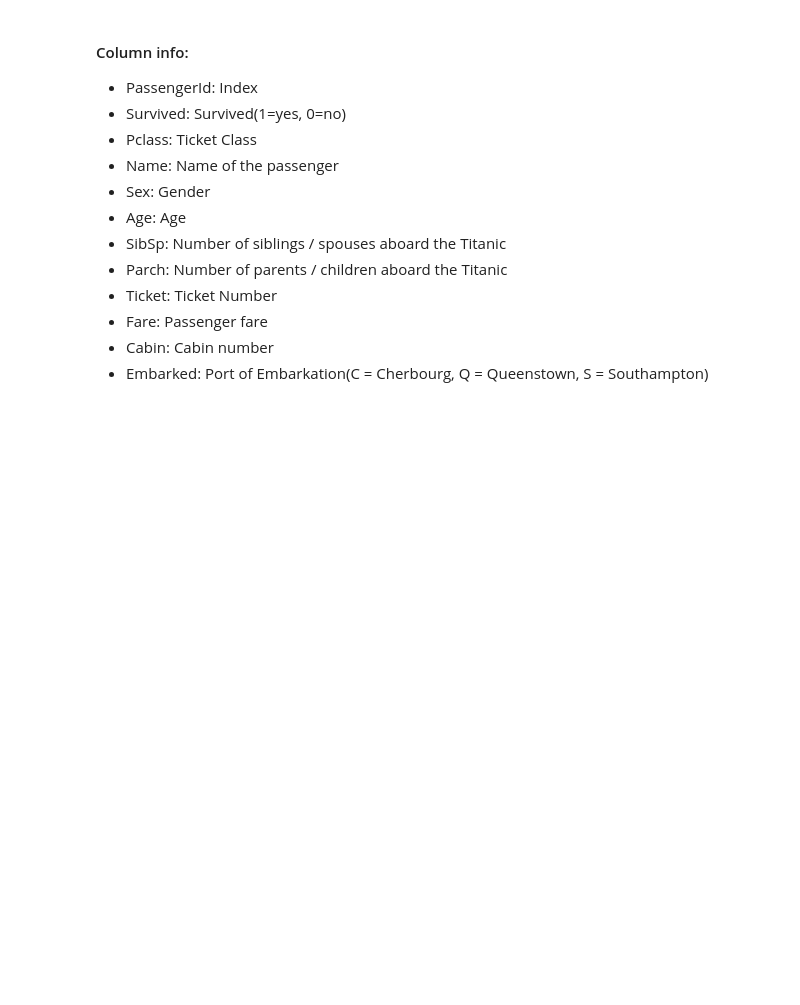
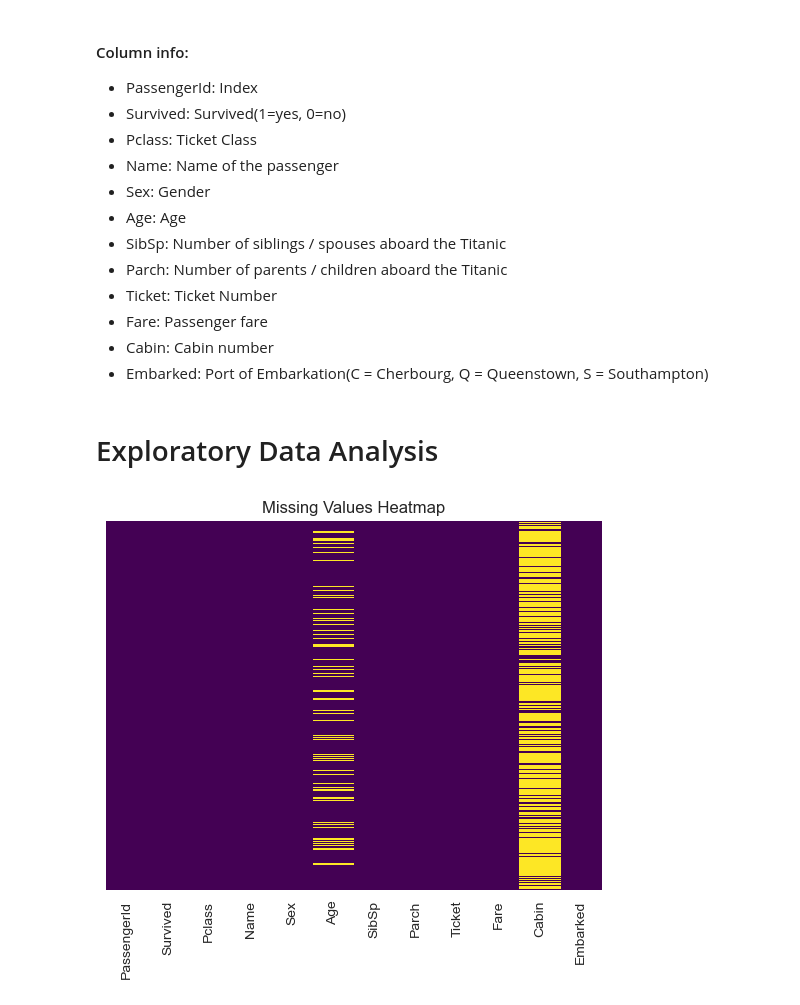
Before and after one commit to Abubakr1710/Machine-Learning, a Jupyter notebook: Logistic Regression/titanic_prediction.ipynb, the cells around one changed output. Drawn from its saved outputs; the diff is of its cells as text; code cells hidden in the pictures; blank space fills up the shorter version.

```diff
--- a/Logistic Regression/titanic_prediction.ipynb
+++ b/Logistic Regression/titanic_prediction.ipynb
@@ -40,3 +43,11 @@ Index(['PassengerId', 'Survived', 'Pclass', 'Name', 'Sex', 'Age', 'SibSp',
 <li>Cabin: Cabin number</li>
 <li>Embarked: Port of Embarkation(C = Cherbourg, Q = Queenstown, S = Southampton)</li>
 </ul>
+# %% [markdown]
+# Exploratory Data Analysis
+# %%
+sns.heatmap(df.isnull(),yticklabels=False,cbar=False,cmap='viridis') # Check for missing values
+plt.title('Missing Values Heatmap') # Set the title of the heatmap
+plt.show() # Display the heatmap
+# %% [output]
+[figure, added]
```
Also changed, not shown: parts of 25 cells of this notebook.
